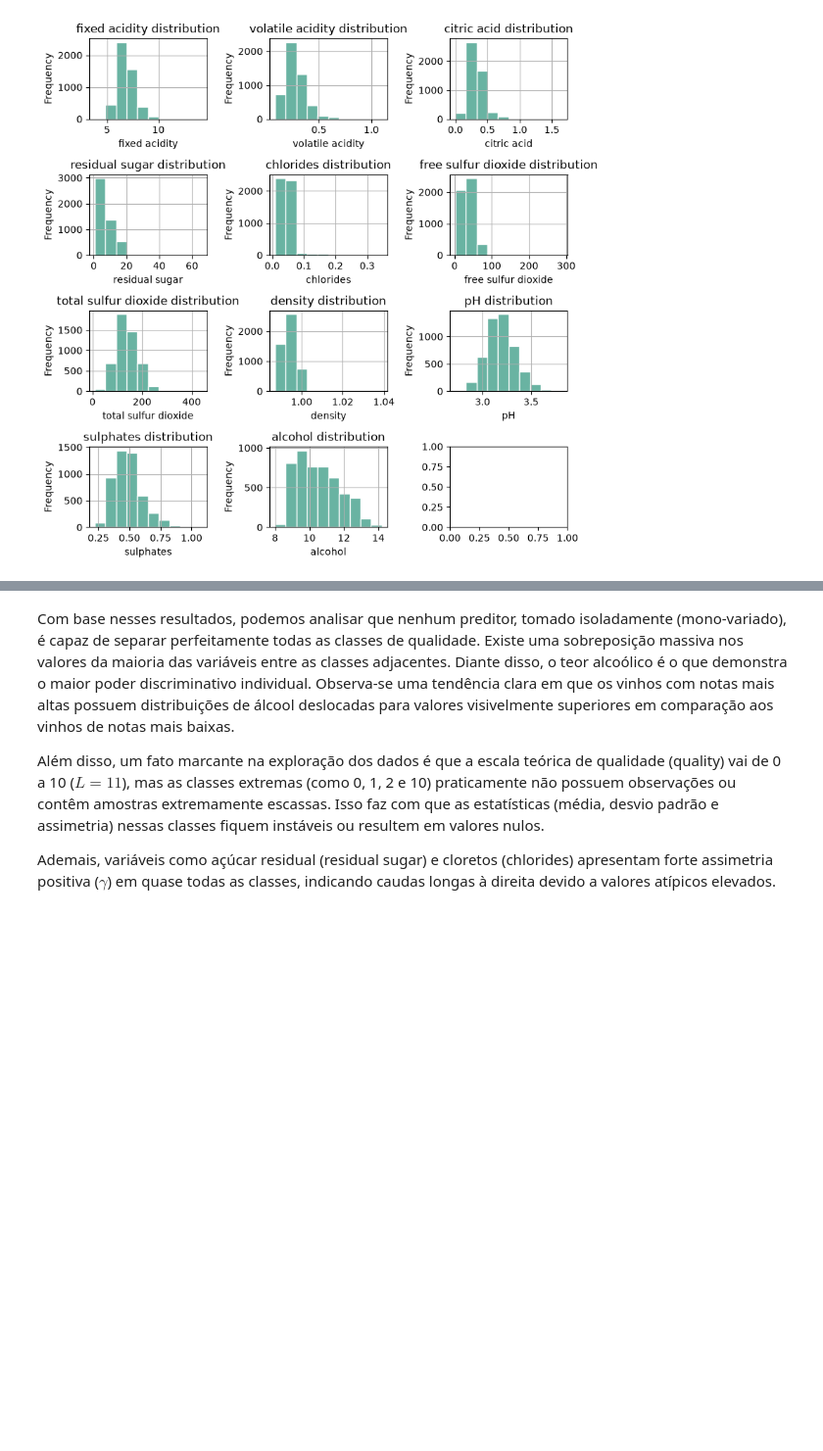
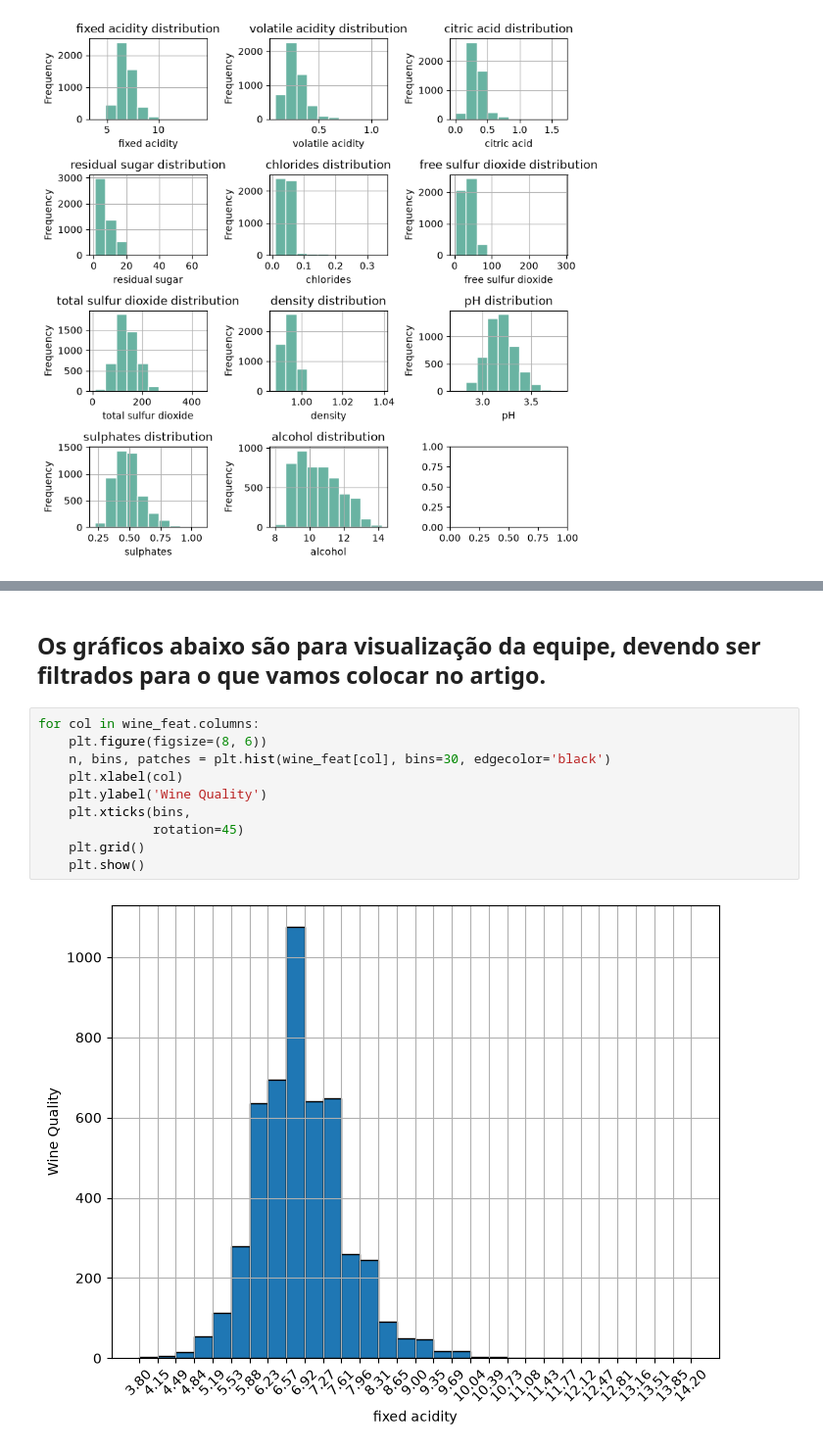
Before and after one commit to leodayvison/aci-homeworks, a Jupyter notebook: hw1/eda.ipynb, the cells around one changed output, grey strips where cells are left out. Shown at 98% size. Cells and saved outputs as stored; diff of their text form; blank space fills up the shorter version.

```diff
--- a/hw1/eda.ipynb
+++ b/hw1/eda.ipynb
@@ -221,6 +85,14 @@ plt.show()
-# %% [markdown]
-Com base nesses resultados, podemos analisar que nenhum preditor, tomado isoladamente (mono-variado), é capaz de separar perfeitamente todas as classes de qualidade. Existe uma sobreposição massiva nos valores da maioria das variáveis entre as classes adjacentes. Diante disso, o teor alcoólico é o que demonstra o maior poder discriminativo individual. Observa-se uma tendência clara em que os vinhos com notas mais altas possuem distribuições de álcool deslocadas para valores visivelmente superiores em comparação aos vinhos de notas mais baixas.
-
-Além disso, um fato marcante na exploração dos dados é que a escala teórica de qualidade (quality) vai de 0 a 10 ($L=11$), mas as classes extremas (como 0, 1, 2 e 10) praticamente não possuem observações ou contêm amostras extremamente escassas. Isso faz com que as estatísticas (média, desvio padrão e assimetria) nessas classes fiquem instáveis ou resultem em valores nulos.
-
-Ademais, variáveis como açúcar residual (residual sugar) e cloretos (chlorides) apresentam forte assimetria positiva ($\gamma$) em quase todas as classes, indicando caudas longas à direita devido a valores atípicos elevados.
+# %% [markdown]
+## Os gráficos abaixo são para visualização da equipe, devendo ser filtrados para o que vamos colocar no artigo.
+# %%
+for col in wine_feat.columns:
+    plt.figure(figsize=(8, 6))
+    n, bins, patches = plt.hist(wine_feat[col], bins=30, edgecolor='black')
+    plt.xlabel(col)
+    plt.ylabel('Wine Quality')
+    plt.xticks(bins,
+               rotation=45)
+    plt.grid()
+    plt.show()
+# %% [output]
+[figure, added]
```
Also changed, not shown: parts of 16 cells of this notebook.
